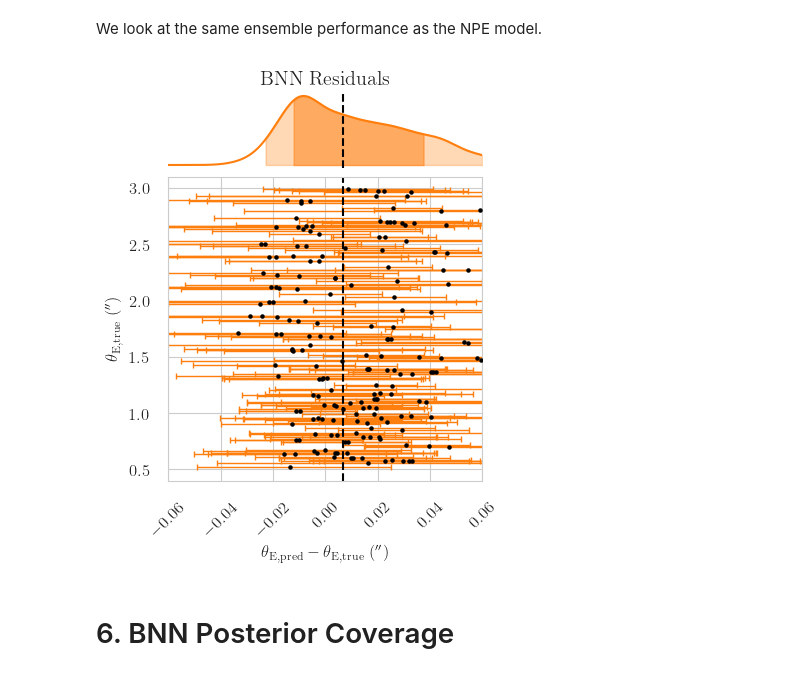
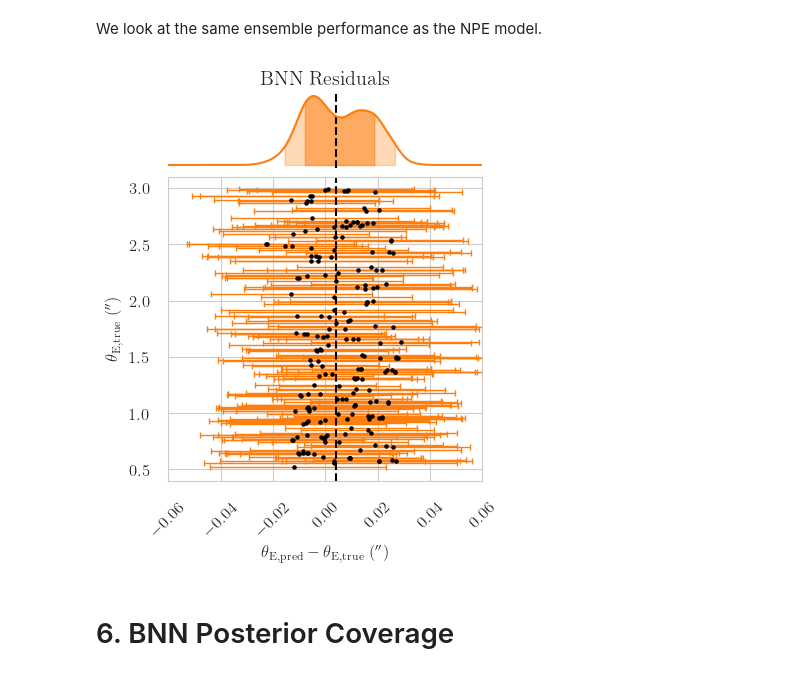
Before and after one commit to deepskies/DeepLensSBI, a Jupyter notebook: Analysis/1_param_analysis_notebook.ipynb, the cells around one changed output. Cells and saved outputs as stored; diff of their text form; code cells hidden in the pictures.

```diff
--- a/Analysis/1_param_analysis_notebook.ipynb
+++ b/Analysis/1_param_analysis_notebook.ipynb
@@ -687,7 +697,7 @@ open_file = open(file_name, "wb")
 pickle.dump(BNNsamples, open_file)
 open_file.close()
 # %%
-file_name = "1param_BNN_paper.pkl"
+file_name = "1param_BNN_paper_465_50k.pkl"
 open_file = open(file_name, "rb")
 BNNsamples = pickle.load(open_file)
 open_file.close()
@@ -733,35 +743,35 @@ def plot_1d_BNN(BNNsamples, true_theta_E, fig_name, title, number_points = 100):
   ax[1].errorbar(max_like[:number_points]-true_theta_E[:number_points],true_theta_E[:number_points], xerr=[yerr_l_bound[:number_points], yerr_h_bound[:number_points]], marker='s', color="tab:orange", elinewidth=1,
                 capsize=2, fmt='none')
   ax[0].axvline(CL_50,c='k', ls="--")
   ax[1].axvline(CL_50,c='k', ls="--")
 
   xlim_min = -0.06
   xlim_max = 0.06
   ax[1].set_ylim([0.4,3.1])
   ax[1].set_xlim([xlim_min,xlim_max])
   ax[1].tick_params(axis="x", which="major", rotation=45, labelsize=12)
   ax[1].tick_params(axis="y", labelsize=12)
 
   x_eval = np.linspace(xlim_min, xlim_max, num=200)
   kde_x1 = stats.gaussian_kde(max_like-true_theta_E)
   # kde_x2 = stats.gaussian_kde(max_like-true_theta_E, bw_method="silverman")
   ax[0].plot(x_eval, kde_x1(x_eval), color="tab:orange", label="Scott's Rule")
   CL_arr68 = np.linspace(CL_68l,CL_68u, 200)
   CL_arr95 = np.linspace(CL_95l,CL_95u, 200)
   ax[0].fill_between(CL_arr68, kde_x1(CL_arr68), color="tab:orange", alpha=0.5)
   ax[0].fill_between(CL_arr95, kde_x1(CL_arr95), color="tab:orange", alpha=0.3)
   # ax[0].plot(x_eval, kde_x2(x_eval), label="Silverman's Rule")
 
 
   ax[1].set_ylabel(r'$\theta_{\mathrm{E, true}}$ ($^{\prime \prime}$)')
   ax[1].set_xlabel(r'$\theta_{\mathrm{E, pred}} - \theta_{\mathrm{E, true}}$ ($^{\prime \prime}$)')
   ax[0].set_title(f"{title}")
   # plt.subplots_adjust(hspace=0)
   plt.savefig(f"{fig_name}", format='pdf')
 
-plot_1d_BNN(BNNsamples, true_theta_E, "1_param_corner_BNN.pdf", "BNN Residuals", 200)
+plot_1d_BNN(BNNsamples, true_theta_E, "1_param_corner_BNN_v2.pdf", "BNN Residuals", 200)
 # %% [output]
-[figure, old version]
+[figure, new version]
 # %% [markdown]
 # 6. BNN Posterior Coverage
 # %% [markdown]
```
Also changed, not shown: parts of 10 cells of this notebook.
